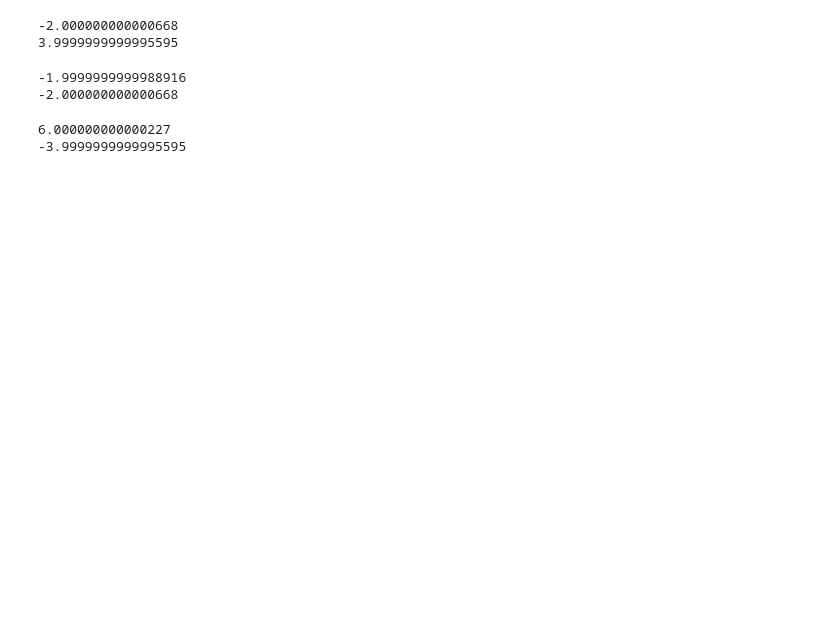
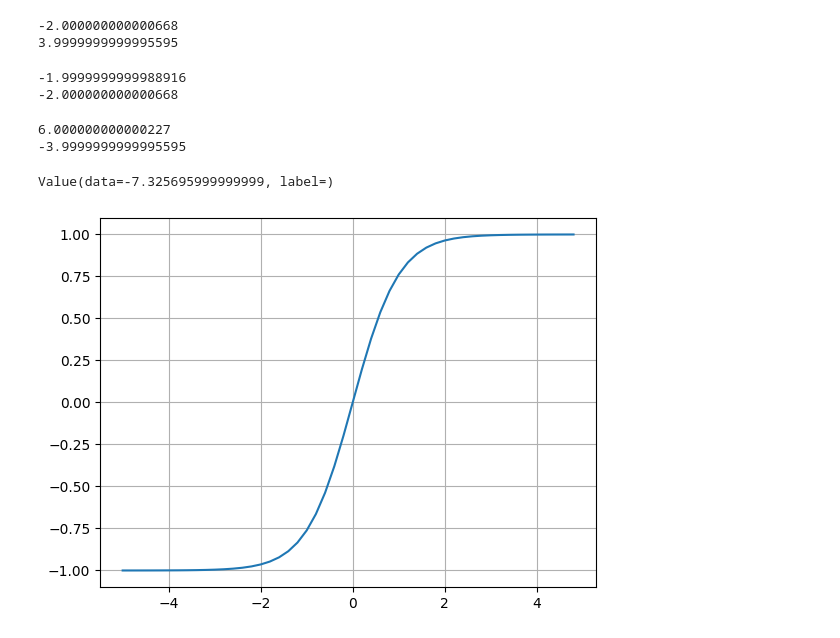
Before and after one commit to sanzashi987/slm, a Jupyter notebook: grad.ipynb, the cells around one changed output. Cells and saved outputs as stored; diff of their text form; code cells hidden in the pictures; blank space fills up the shorter version.

```diff
--- a/grad.ipynb
+++ b/grad.ipynb
@@ -152,11 +180,29 @@ get_grad('b')
 6.000000000000227
 -3.9999999999995595
 # %%
-# 梯度优化,
+# 梯度优化, 步进(学习率)为 0.01
 def mini_optimization():
     a = Value(2.0, label="a")
     b = Value(-3.0, label="b")
     c = Value(10.0 , label="c")
+    a.grad = 6.0
+    b.grad =-4.0
+    a.data +=a.grad*0.01
+    b.data +=b.grad*0.01
+    c.data +=c.grad*0.01
     e = a * b; e.label = 'e'
     d = e + c; d.label = 'd'
     f = Value(-2.0, label="f")
+    f.grad = 4.0
+    f.data +=f.grad*0.01
+    L = d * f
+    print(L)
+# grows up
+mini_optimization()
+# %% [output]
+Value(data=-7.325695999999999, label=)
+# %%
+# 激活函数响应曲线, activition function
+plt.plot(np.arange(-5,5,0.2), np.tanh(np.arange(-5,5,0.2))); plt.grid()
+# %% [output]
+[figure, added]
```
Also changed, not shown: parts of 8 cells of this notebook.
